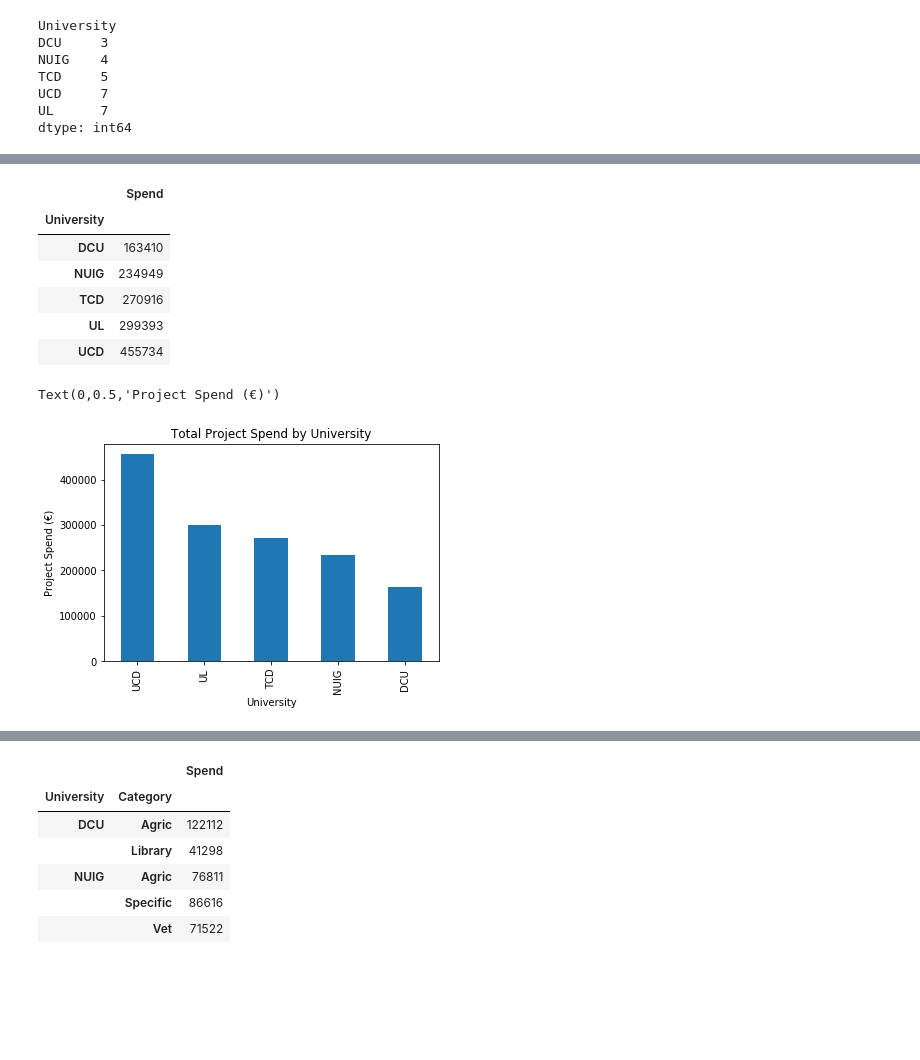
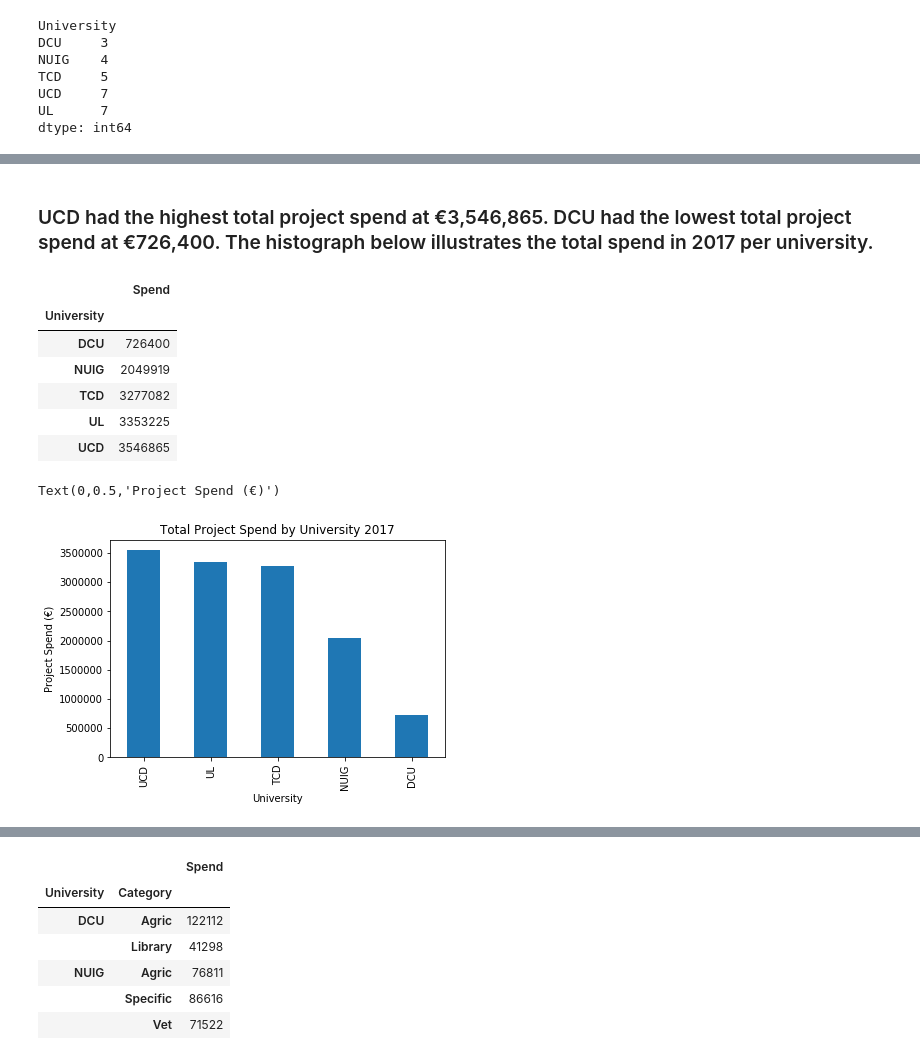
Before and after one commit to colettegallagher/simulating-data, a Jupyter notebook: Simulating Data.ipynb, the cells around one changed output, grey strips where cells are left out. Cells and saved outputs as stored; diff of their text form; code cells hidden in the pictures; blank space fills up the shorter version.

```diff
--- a/Simulating Data.ipynb
+++ b/Simulating Data.ipynb
@@ -105,3 +149,0 @@ dtype: object
-# %%
-customers = data[['University','Spend','Start']]
-customers.head()
@@ -126,21 +188,23 @@ dtype: int64
+# %% [markdown]
+### UCD had the highest total project spend at €3,546,865.  DCU had the lowest total project spend at €726,400.  The histograph below illustrates the total spend in 2017 per university.
 # %%
 sales_totals = customer_group.sum()
 sales_totals.sort_values('Spend').head()
 # %% [output]
 |  | Spend |
 | University |  |
-| DCU | 163410 |
-| NUIG | 234949 |
-| TCD | 270916 |
-| UL | 299393 |
-| UCD | 455734 |
+| DCU | 726400 |
+| NUIG | 2049919 |
+| TCD | 3277082 |
+| UL | 3353225 |
+| UCD | 3546865 |
 # %%
-my_plot = sales_totals.sort_values('Spend',ascending=False).plot(kind='bar',legend=None,title="Total Project Spend by University")
+my_plot = sales_totals.sort_values('Spend',ascending=False).plot(kind='bar',legend=None,title="Total Project Spend by University 2017")
 my_plot.set_xlabel("University")
 my_plot.set_ylabel("Project Spend (€)")
 # %% [output]
 Text(0,0.5,'Project Spend (€)')
-[figure, old version]
+[figure, new version]
 # %%
 customers = data[['University','Spend','Start']]
 customers.head()
```
Also changed, not shown: parts of 28 cells of this notebook, 1 other file.
